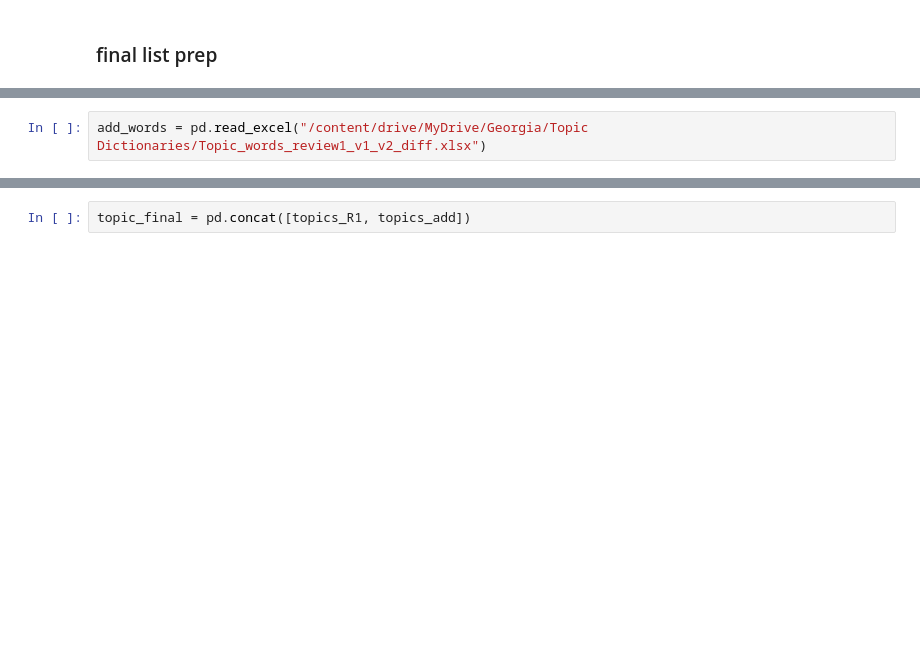
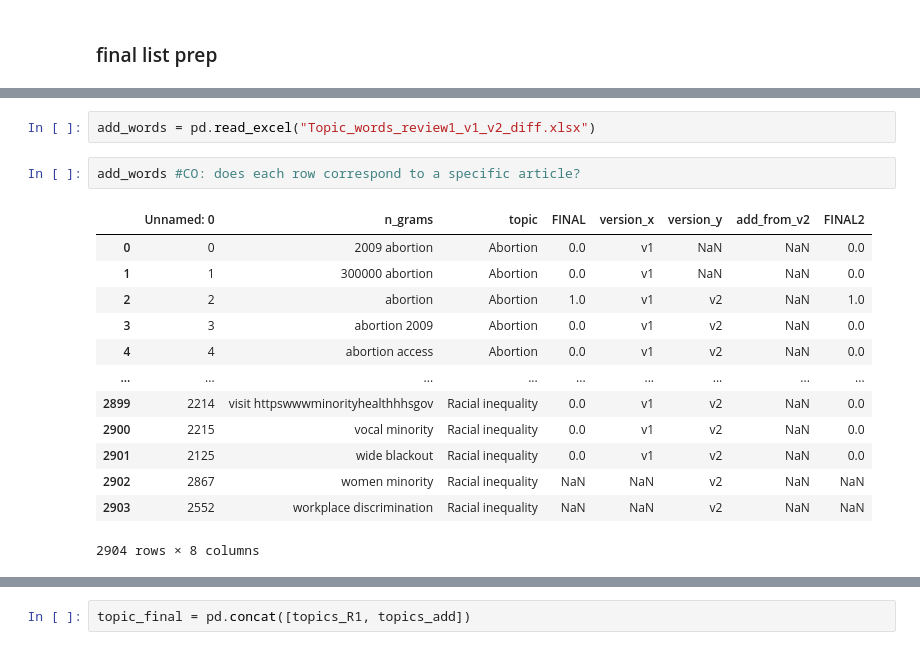
Before and after one commit to ykim71/georgia_analysis, a Jupyter notebook: (3)_Georgia_topic_analysis.ipynb, the cells around one changed output, grey strips where cells are left out. Drawn from its saved outputs; the diff is of its cells as text; blank space fills up the shorter version.

```diff
--- a/(3)_Georgia_topic_analysis.ipynb
+++ b/(3)_Georgia_topic_analysis.ipynb
@@ -152,2 +324,18 @@ add_topic_words_merge.to_excel('Topic_words_review1_v1_v2_diff.xlsx')
 # %%
-add_words = pd.read_excel("/content/drive/MyDrive/Georgia/Topic Dictionaries/Topic_words_review1_v1_v2_diff.xlsx")
+add_words = pd.read_excel("Topic_words_review1_v1_v2_diff.xlsx")
+# %%
+add_words #CO: does each row correspond to a specific article?
+# %% [output]
+|  | Unnamed: 0 | n_grams | topic | FINAL | version_x | version_y | add_from_v2 | FINAL2 |
+| 0 | 0 | 2009 abortion | Abortion | 0.0 | v1 | NaN | NaN | 0.0 |
+| 1 | 1 | 300000 abortion | Abortion | 0.0 | v1 | NaN | NaN | 0.0 |
+| 2 | 2 | abortion | Abortion | 1.0 | v1 | v2 | NaN | 1.0 |
+| 3 | 3 | abortion 2009 | Abortion | 0.0 | v1 | v2 | NaN | 0.0 |
+| 4 | 4 | abortion access | Abortion | 0.0 | v1 | v2 | NaN | 0.0 |
+| ... | ... | ... | ... | ... | ... | ... | ... | ... |
+| 2899 | 2214 | visit httpswwwminorityhealthhhsgov | Racial inequality | 0.0 | v1 | v2 | NaN | 0.0 |
+| 2900 | 2215 | vocal minority | Racial inequality | 0.0 | v1 | v2 | NaN | 0.0 |
+| 2901 | 2125 | wide blackout | Racial inequality | 0.0 | v1 | v2 | NaN | 0.0 |
+| 2902 | 2867 | women minority | Racial inequality | NaN | NaN | v2 | NaN | NaN |
+| 2903 | 2552 | workplace discrimination | Racial inequality | NaN | NaN | v2 | NaN | NaN |
+2904 rows × 8 columns
```
Also changed, not shown: parts of 60 cells of this notebook.
